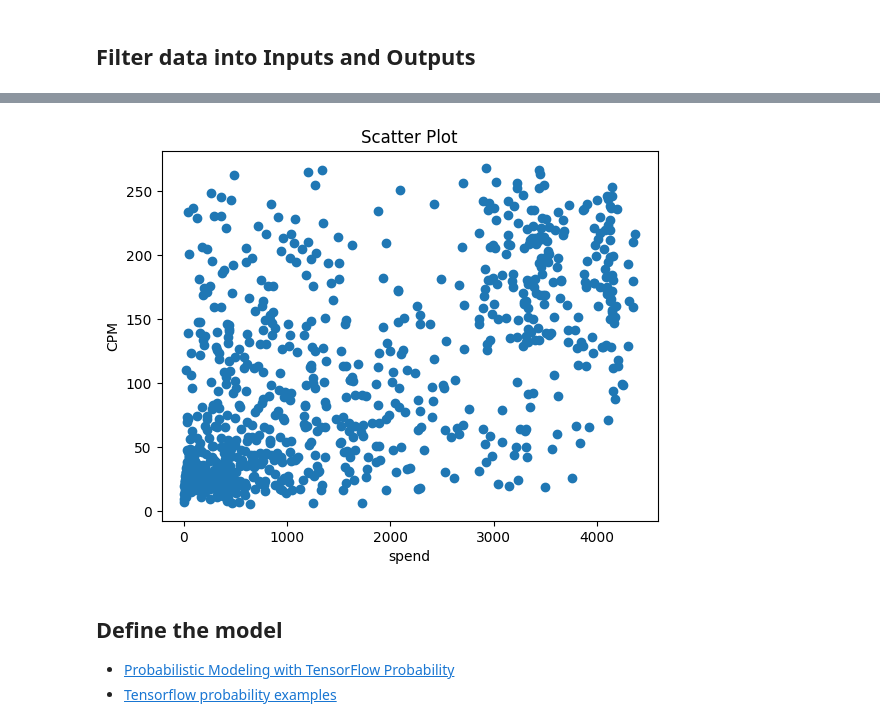
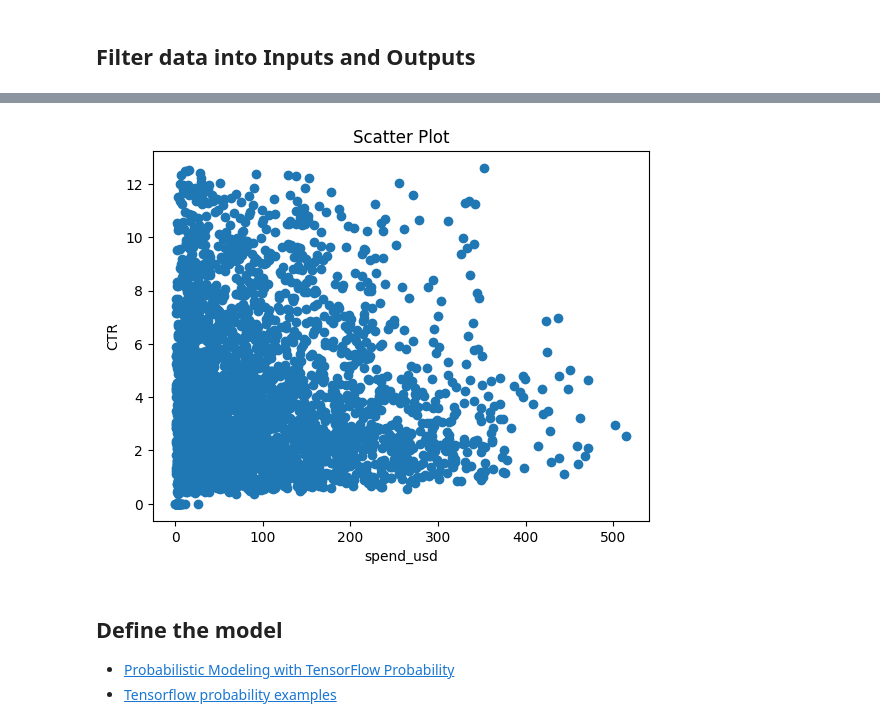
Before and after one commit to waidyanatha/madgicx, a Jupyter notebook: mining/notebooks/budget/evaluation/tfp_budget_predict.ipynb, the cells around one changed output, grey strips where cells are left out. Saved outputs shown, nothing was run; the diff lists cells and outputs as text; code cells hidden in the pictures.

```diff
--- a/mining/notebooks/budget/evaluation/tfp_budget_predict.ipynb
+++ b/mining/notebooks/budget/evaluation/tfp_budget_predict.ipynb
@@ -119,0 +118,13 @@ root
+# %%
+# Corrected code
+sdf = sdf.withColumn(
+    "spend_usd",
+    F.when(F.col('account_currency').isin('CAD'), F.col('spend') * 0.70)
+     .when(F.col('account_currency').isin('EUR'), F.col('spend') * 1.05)
+     .when(F.col('account_currency').isin('THB'), F.col('spend') * 0.03)
+     .when(F.col('account_currency').isin('INR'), F.col('spend') * 0.012)
+     .when(F.col('account_currency').isin('USD'), F.col('spend') * 1.00)
+     .otherwise(F.col('spend') * 1.00)
+)
+
+sdf.printSchema()
@@ -141,22 +151,0 @@ print(filt_sdf.count())
-# %%
-    # 'spend','omni_view_content_value', 'omni_add_to_cart_value',
-    # 'omni_initiated_checkout_value', 'omni_purchase_value').dropna().collect())
-
-_data_df= sdf.select('spend','CTR', 'CPC', 'CPM', 'ROAS').dropna().toPandas()
-print(_data_df.shape)
-_data_df = _data_df[_data_df['spend']<=\
-                    _data_df['spend'].mean()+2*_data_df['spend'].std()]
-_data_df = _data_df[_data_df['CTR']<=\
-                    _data_df['CTR'].mean()+2*_data_df['CTR'].std()]
-_data_df = _data_df[_data_df['CPC']<=\
-                    _data_df['CPC'].mean()+2*_data_df['CPC'].std()]
-_data_df = _data_df[_data_df['ROAS']<=\
-                    _data_df['ROAS'].mean()+2*_data_df['ROAS'].std()]
-_data_df = _data_df[_data_df['CPM']<=\
-                    _data_df['CPM'].mean()+2*_data_df['CPM'].std()]
-# _data_df = _data_df[_data_df['spend']<=4000]
-
-_data_df = _data_df.sample(n=1000)
-
-print("data shape:", _data_df.shape)
-print("data quartile  :", _data_df.describe())
@@ -175,14 +152,15 @@ max    4371.23000    11.139263    19.841667   267.869227   169.184290
 # %%
 import matplotlib.pyplot as plt
 %matplotlib inline
 
-plt.scatter(_data_df['spend'],_data_df['CPM'])
+_x_col, _y_col = 'spend_usd', 'CTR'
+plt.scatter(_data_df[_x_col],_data_df[_y_col])
 plt.title("Scatter Plot")
-plt.xlabel("spend")
-plt.ylabel("CPM")
+plt.xlabel(_x_col)
+plt.ylabel(_y_col)
 plt.show()
 # %% [output]
-[figure, old version]
+[figure, new version]
 # %% [markdown]
 ## Define the model
 
```
Also changed, not shown: parts of 17 cells of this notebook, 4 other files.
